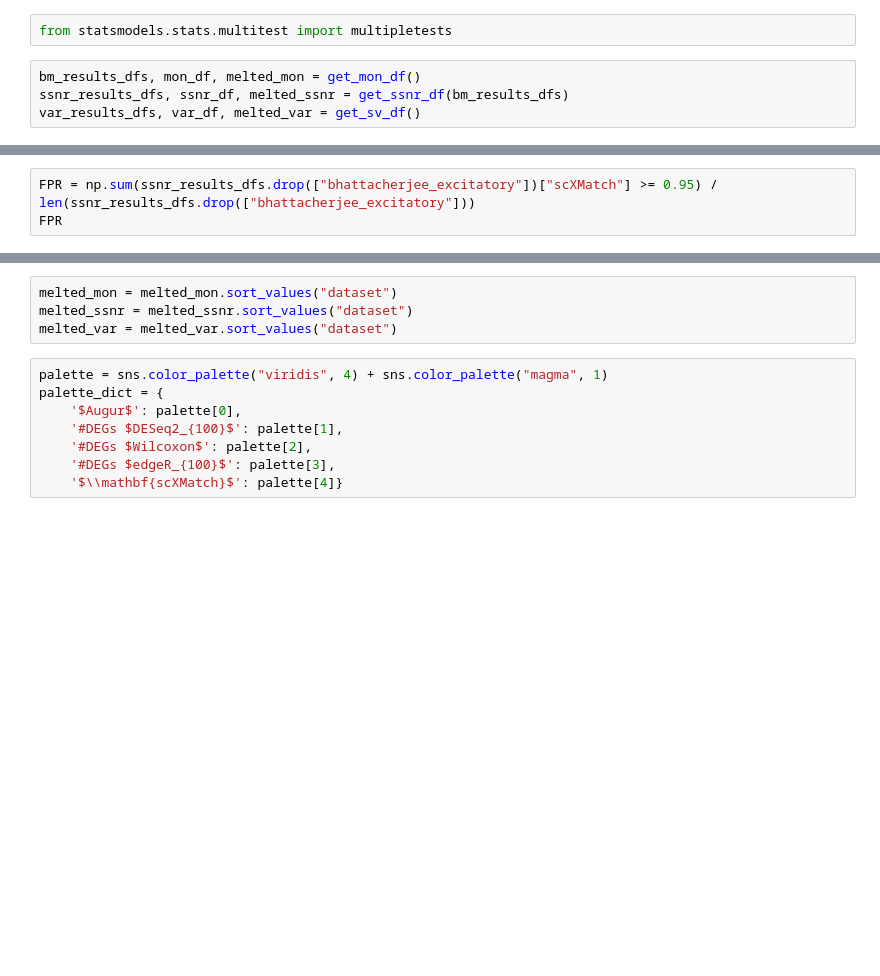
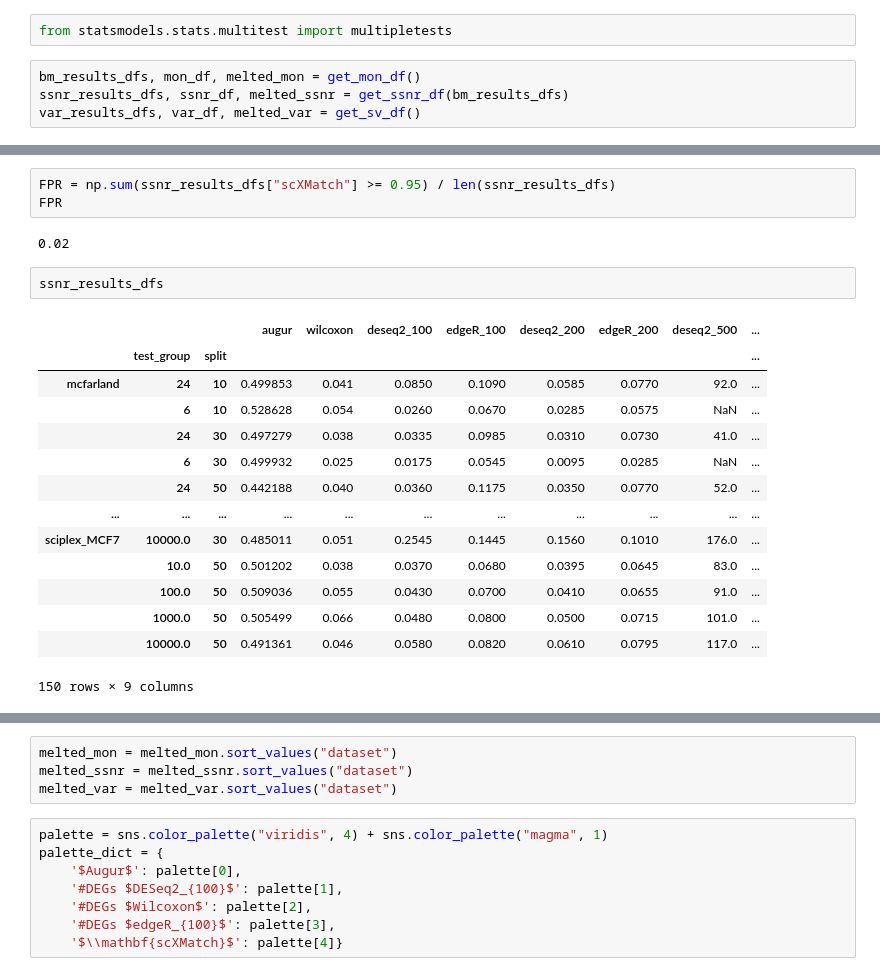
Before and after one commit to bionetslab/scXMatch_paper, a Jupyter notebook: notebooks/fig3.ipynb, the cells around one changed output, grey strips where cells are left out. Cells and saved outputs as stored; diff of their text form; blank space fills up the shorter version.

```diff
--- a/notebooks/fig3.ipynb
+++ b/notebooks/fig3.ipynb
@@ -28,6 +23,25 @@ array(['mcfarland', 'norman', 'schiebinger', 'sciplex_A549',
 # %%
-FPR = np.sum(ssnr_results_dfs.drop(["bhattacherjee_excitatory"])["scXMatch"] >= 0.95) / len(ssnr_results_dfs.drop(["bhattacherjee_excitatory"]))
+FPR = np.sum(ssnr_results_dfs["scXMatch"] >= 0.95) / len(ssnr_results_dfs)
 FPR
+# %% [output]
+0.02
+# %%
+ssnr_results_dfs
+# %% [output]
+|  |  |  | augur | wilcoxon | deseq2_100 | edgeR_100 | deseq2_200 | edgeR_200 | deseq2_500 | ... |
+|  | test_group | split |  |  |  |  |  |  |  | ... |
+| mcfarland | 24 | 10 | 0.499853 | 0.041 | 0.0850 | 0.1090 | 0.0585 | 0.0770 | 92.0 | ... |
+|  | 6 | 10 | 0.528628 | 0.054 | 0.0260 | 0.0670 | 0.0285 | 0.0575 | NaN | ... |
+|  | 24 | 30 | 0.497279 | 0.038 | 0.0335 | 0.0985 | 0.0310 | 0.0730 | 41.0 | ... |
+|  | 6 | 30 | 0.499932 | 0.025 | 0.0175 | 0.0545 | 0.0095 | 0.0285 | NaN | ... |
+|  | 24 | 50 | 0.442188 | 0.040 | 0.0360 | 0.1175 | 0.0350 | 0.0770 | 52.0 | ... |
+| ... | ... | ... | ... | ... | ... | ... | ... | ... | ... | ... |
+| sciplex_MCF7 | 10000.0 | 30 | 0.485011 | 0.051 | 0.2545 | 0.1445 | 0.1560 | 0.1010 | 176.0 | ... |
+|  | 10.0 | 50 | 0.501202 | 0.038 | 0.0370 | 0.0680 | 0.0395 | 0.0645 | 83.0 | ... |
+|  | 100.0 | 50 | 0.509036 | 0.055 | 0.0430 | 0.0700 | 0.0410 | 0.0655 | 91.0 | ... |
+|  | 1000.0 | 50 | 0.505499 | 0.066 | 0.0480 | 0.0800 | 0.0500 | 0.0715 | 101.0 | ... |
+|  | 10000.0 | 50 | 0.491361 | 0.046 | 0.0580 | 0.0820 | 0.0610 | 0.0795 | 117.0 | ... |
+150 rows × 9 columns
 # %%
 FPR_adj = 0
 total_len = 0
```
Also changed, not shown: parts of 11 cells of this notebook, 18 other files.
